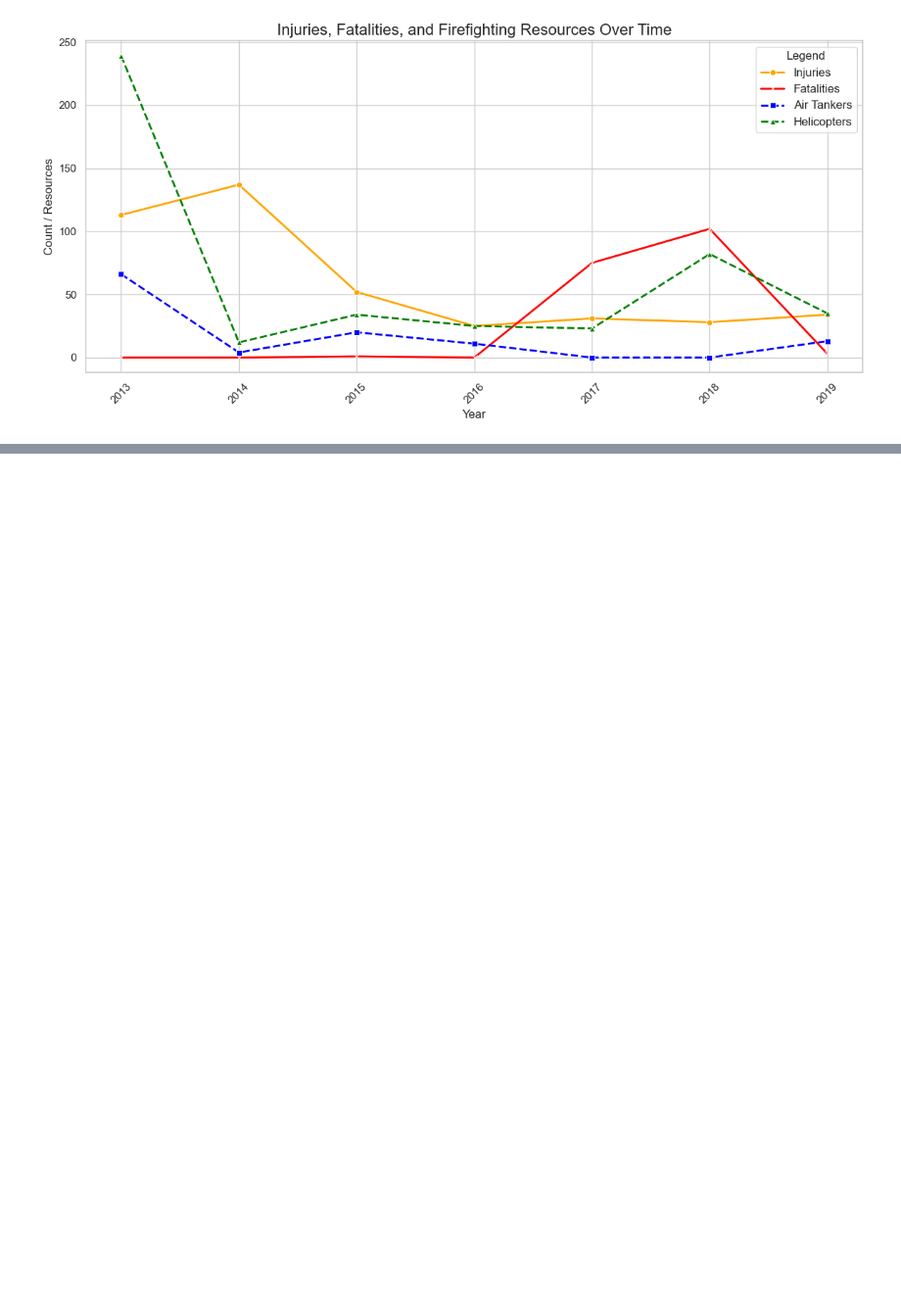
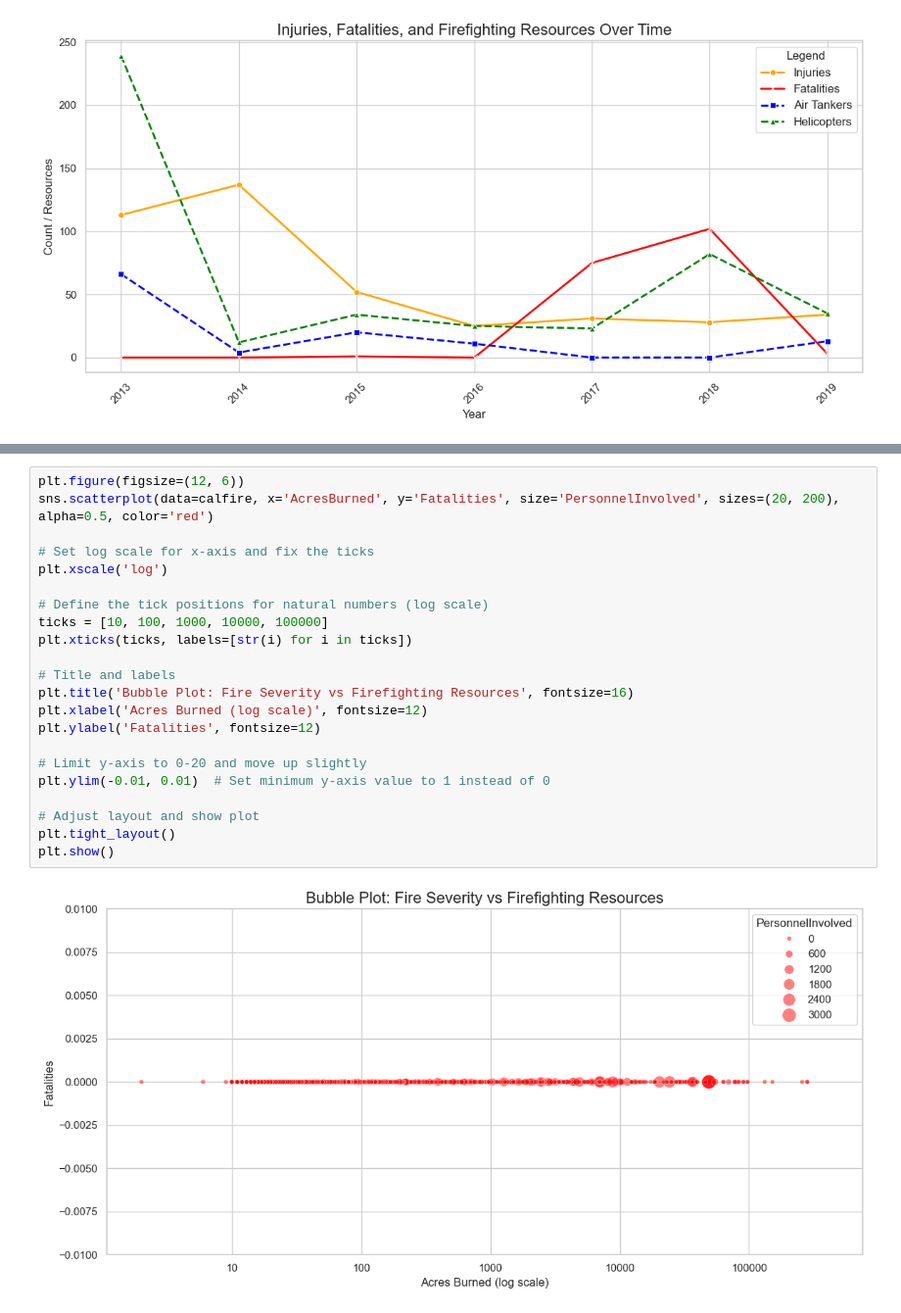
Before and after one commit to estortega/project_1, a Jupyter notebook: Denis_wild_fires_project_week_1.ipynb, the cells around one changed output, grey strips where cells are left out. Shown: that part at 98% size. Drawn from its saved outputs; the diff is of its cells as text; blank space fills up the shorter version.

```diff
--- a/Denis_wild_fires_project_week_1.ipynb
+++ b/Denis_wild_fires_project_week_1.ipynb
@@ -126,0 +156,24 @@ plt.show()
+# %%
+plt.figure(figsize=(12, 6))
+sns.scatterplot(data=calfire, x='AcresBurned', y='Fatalities', size='PersonnelInvolved', sizes=(20, 200), alpha=0.5, color='red')
+
+# Set log scale for x-axis and fix the ticks
+plt.xscale('log')
+
+# Define the tick positions for natural numbers (log scale)
+ticks = [10, 100, 1000, 10000, 100000]
+plt.xticks(ticks, labels=[str(i) for i in ticks])
+
+# Title and labels
+plt.title('Bubble Plot: Fire Severity vs Firefighting Resources', fontsize=16)
+plt.xlabel('Acres Burned (log scale)', fontsize=12)
+plt.ylabel('Fatalities', fontsize=12)
+
+# Limit y-axis to 0-20 and move up slightly
+plt.ylim(-0.01, 0.01)  # Set minimum y-axis value to 1 instead of 0
+
+# Adjust layout and show plot
+plt.tight_layout()
+plt.show()
+# %% [output]
+[figure, added]
```
Also changed, not shown: parts of 4 cells of this notebook.
